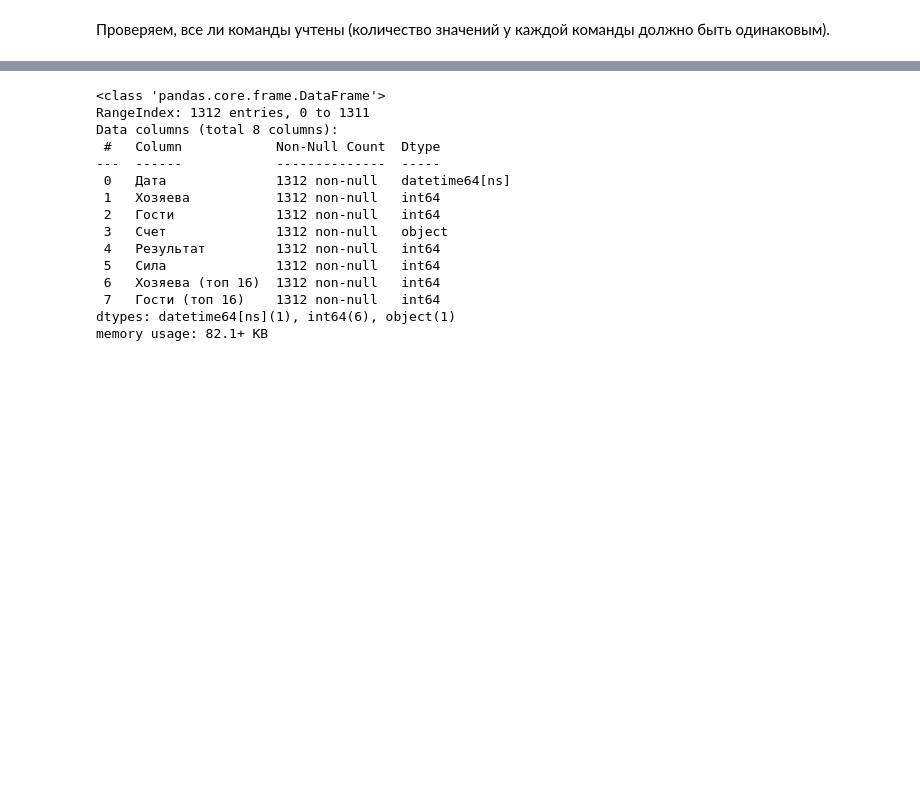
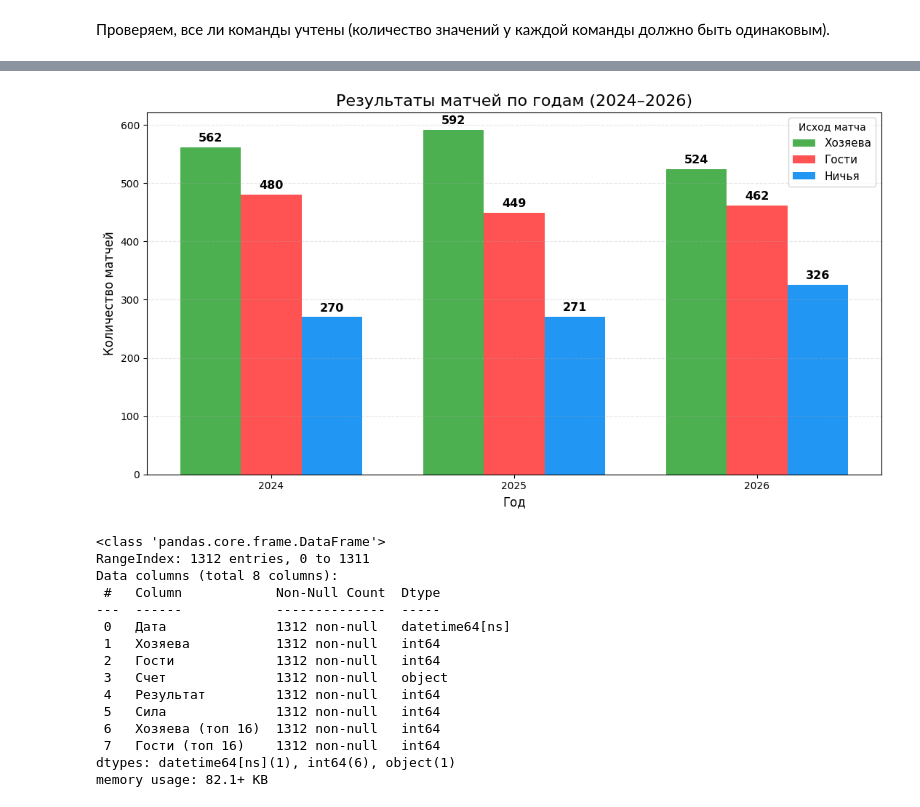
Before and after one commit to balon14/hockey, a Jupyter notebook: nhl_v2.ipynb, the cells around one changed output, grey strips where cells are left out. Saved outputs shown, nothing was run; the diff lists cells and outputs as text; code cells hidden in the pictures; blank space fills up the shorter version.

```diff
--- a/nhl_v2.ipynb
+++ b/nhl_v2.ipynb
@@ -46,3 +14,19 @@ df26
+# %%
+files = {
+    "2026": "D:/Хоккей/2026.xlsx",
+    "2025": "D:/Хоккей/2025.xlsx",
+    "2024": "D:/Хоккей/2024.xlsx",
+    "Points": "D:/Хоккей/_Points.xlsx",
+    "Price":  "D:/Хоккей/_Price.xlsx",
+}
+
+dfs = {name: pd.read_excel(path) for name, path in files.items()}
+
+df26 = dfs["2026"]
+df25 = dfs["2025"]
+df24 = dfs["2024"]
+Points = dfs["Points"]
+Price = dfs["Price"]
 # %% [markdown]
 #Сопоставление датасетов Points и Price
 # %% [markdown]
@@ -165,8 +149,6 @@ print(df26[['ППХ', 'ППГ', 'ПКХ', 'ПКГ']].isna().sum())
 ПКХ    0
 ПКГ    0
 dtype: int64
-# %%
-df26 = df26.tail(250)
 # %%
 df26
 # %% [output]
@@ -245,3 +260,55 @@ Name: count, dtype: int64
+# %%
+# Добавляем колонку с годом в каждый датасет
+df24['Год'] = 2024
+df25['Год'] = 2025
+df26['Год'] = 2026
+
+# Объединяем все три датасета
+df = pd.concat([df24, df25, df26], ignore_index=True)
+
+
+# Подготовка данных
+data = df.groupby(['Год', 'Кто победил']).size().unstack(fill_value=0)
+
+# Порядок и подписи
+order = [1, 2, 3]
+labels = ['Хозяева', 'Гости', 'Ничья']
+years = [2024, 2025, 2026]
+
+data = data.reindex(index=years, columns=order).fillna(0)
+
+# === График ===
+x = np.arange(len(years))
+width = 0.25
+
+plt.figure(figsize=(11, 6))
+
+colors = ['#4CAF50', '#FF5252', '#2196F3']
+
+for i, (result, color) in enumerate(zip(order, colors)):
+    plt.bar(x + (i-1)*width, data[result], width=width,
+            label=labels[i], color=color)
+
+plt.title('Результаты матчей по годам (2024–2026)', fontsize=16)
+plt.xlabel('Год', fontsize=12)
+plt.ylabel('Количество матчей', fontsize=12)
+plt.xticks(x, years)
+plt.legend(title='Исход матча', fontsize=11)
+
+# Точные цифры над каждым столбцом
+for i, result in enumerate(order):
+    for j in range(len(years)):
+        height = data.iloc[j, i]
+        if height > 0:
+            plt.text(x[j] + (i-1)*width, height + 6,
+                     str(int(height)),
+                     ha='center', va='bottom', fontsize=11.5, fontweight='bold')
+
+plt.grid(axis='y', linestyle='--', alpha=0.3)
+plt.tight_layout()
+plt.show()
+# %% [output]
+[figure, added]
 # %%
 df.info()
 # %% [output]
```
Also changed, not shown: parts of 13 cells of this notebook.
